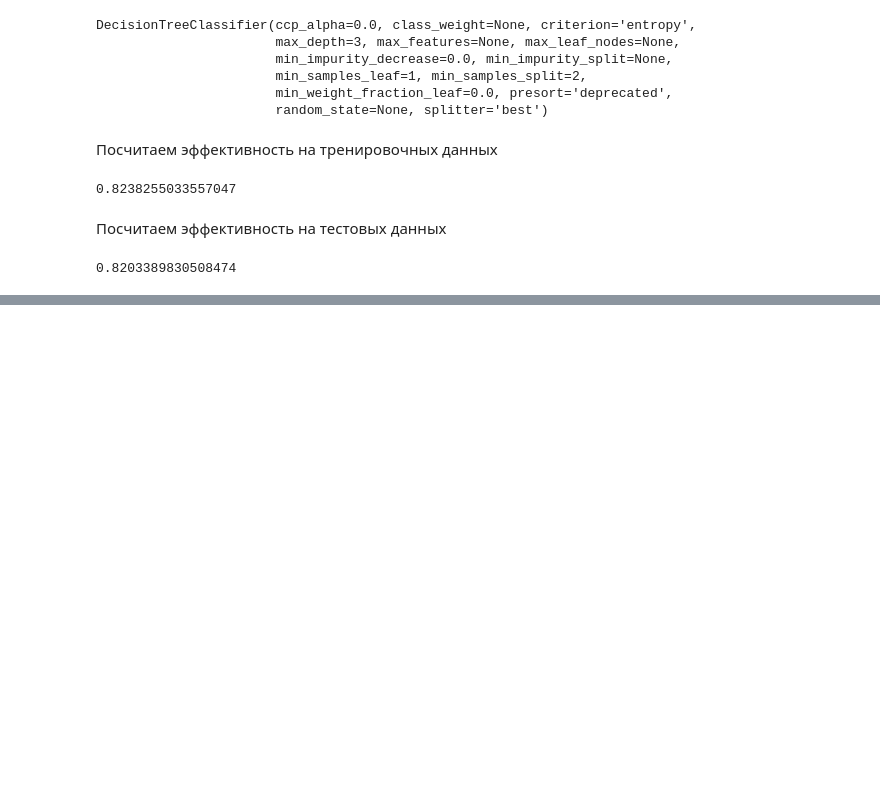
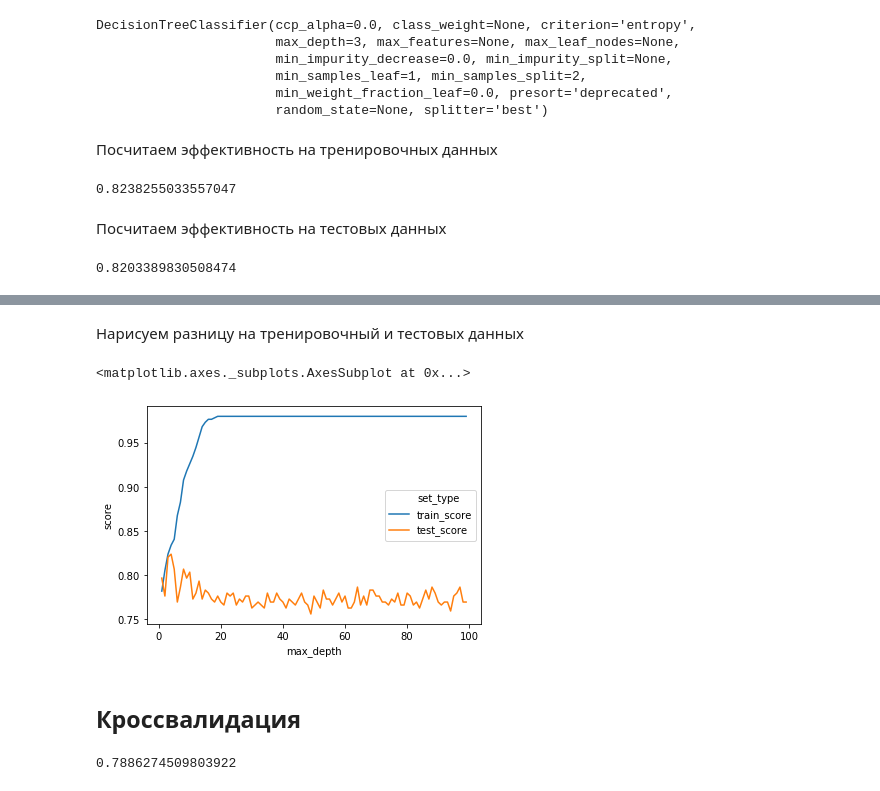
Before and after one commit to CrazyDi/PythonDataScience, a Jupyter notebook: Decision_Tree.ipynb, the cells around one changed output, grey strips where cells are left out. Saved outputs shown, nothing was run; the diff lists cells and outputs as text; code cells hidden in the pictures; blank space fills up the shorter version.

```diff
--- a/Decision_Tree.ipynb
+++ b/Decision_Tree.ipynb
@@ -135,4 +135,4 @@ Name: Survived, dtype: int64
 Построим дерево решений
 # %%
 clf = tree.DecisionTreeClassifier(criterion='entropy')
-clf.fit(X, y)
+# clf.fit(X, y)
@@ -155,4 +153,4 @@ X.head()
 # %% [markdown]
 Построим дерево решений
 # %%
-clf.fit(X, y)
+# clf.fit(X, y)
@@ -304,0 +305,12 @@ clf.score(X_test, y_test)
+# %%
+max_depth_value = range(1, 100)
+score_data = pd.DataFrame()
+for max_depth in max_depth_value:
+    clf = tree.DecisionTreeClassifier(criterion='entropy', max_depth=max_depth)
+    clf.fit(X_train, y_train)
+    train_score = clf.score(X_train, y_train)
+    test_score = clf.score(X_test, y_test)
+
+    temp_score_data = pd.DataFrame({'max_depth': [max_depth], 'train_score': [train_score], 'test_score': [test_score]})
+    score_data = score_data.append(temp_score_data)
+score_data.head()
@@ -304,0 +326,6 @@ clf.score(X_test, y_test)
+# %%
+score_data_long = pd.melt(score_data,
+                          id_vars=['max_depth'],
+                          value_vars=['train_score', 'test_score'],
+                          var_name='set_type', value_name='score')
+score_data_long.head()
@@ -304,0 +339,9 @@ clf.score(X_test, y_test)
+# %% [markdown]
+Нарисуем разницу на тренировочный и тестовых данных
+# %%
+sns.lineplot(x="max_depth", y="score", hue="set_type", data=score_data_long)
+# %% [output]
+<matplotlib.axes._subplots.AxesSubplot at 0x...>
+[figure, added]
+# %% [markdown]
+## Кроссвалидация
@@ -304,0 +350,5 @@ clf.score(X_test, y_test)
+# %%
+clf = tree.DecisionTreeClassifier(criterion='entropy', max_depth=4)
+cross_val_score(clf, X_train, y_train, cv=5).mean()
+# %% [output]
+0.7886274509803922
```
Also changed, not shown: parts of 18 cells of this notebook, 5 other files.
